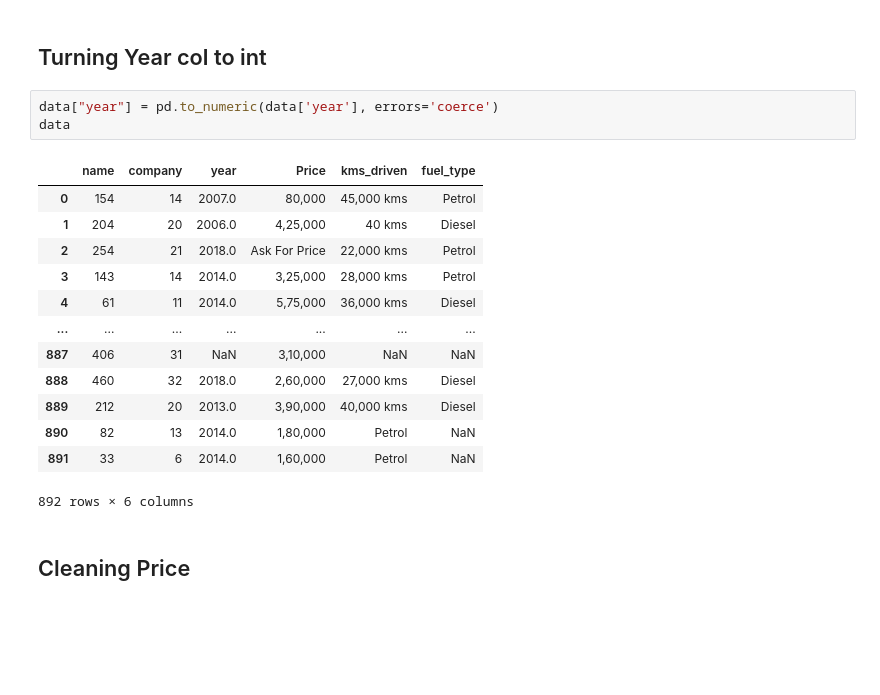
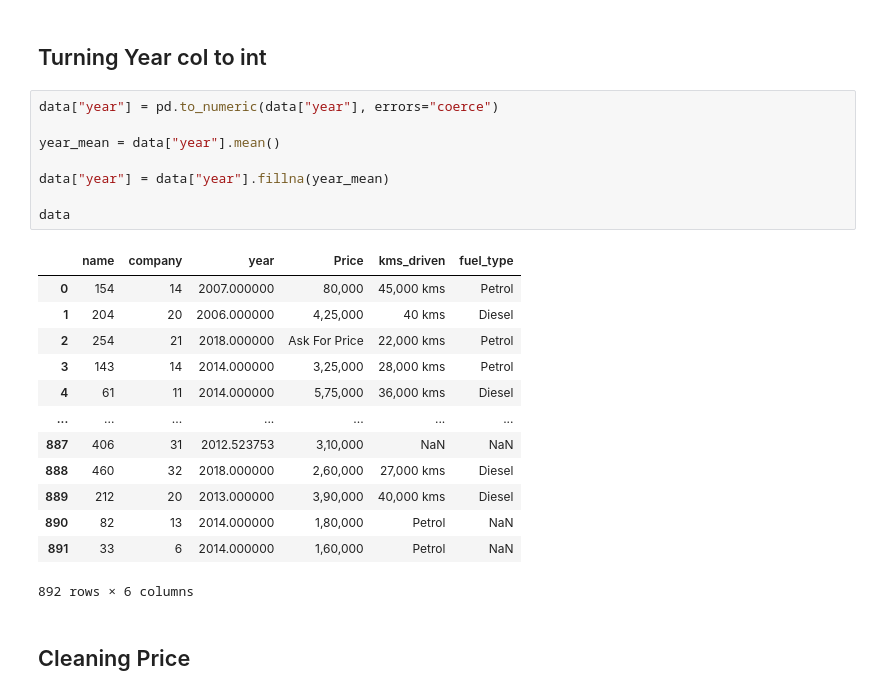
Before and after one commit to kiyamehr/Machine-Learning-Journey, a Jupyter notebook: Andrew Ag's ML Specialization/My Labs and Codes/Project/Kaggle Challenges/UsedCarPrice.ipynb, the cells around one changed output. Drawn from its saved outputs; the diff is of its cells as text; blank space fills up the shorter version.

```diff
--- a/Andrew Ag's ML Specialization/My Labs and Codes/Project/Kaggle Challenges/UsedCarPrice.ipynb
+++ b/Andrew Ag's ML Specialization/My Labs and Codes/Project/Kaggle Challenges/UsedCarPrice.ipynb
@@ -71,21 +71,26 @@ data
 # %% [markdown]
 ## Turning Year col to int
 # %%
-data["year"] = pd.to_numeric(data['year'], errors='coerce')
+data["year"] = pd.to_numeric(data["year"], errors="coerce")
+
+year_mean = data["year"].mean()
+
+data["year"] = data["year"].fillna(year_mean)
+
 data
 # %% [output]
 |  | name | company | year | Price | kms_driven | fuel_type |
-| 0 | 154 | 14 | 2007.0 | 80,000 | 45,000 kms | Petrol |
-| 1 | 204 | 20 | 2006.0 | 4,25,000 | 40 kms | Diesel |
-| 2 | 254 | 21 | 2018.0 | Ask For Price | 22,000 kms | Petrol |
-| 3 | 143 | 14 | 2014.0 | 3,25,000 | 28,000 kms | Petrol |
-| 4 | 61 | 11 | 2014.0 | 5,75,000 | 36,000 kms | Diesel |
+| 0 | 154 | 14 | 2007.000000 | 80,000 | 45,000 kms | Petrol |
+| 1 | 204 | 20 | 2006.000000 | 4,25,000 | 40 kms | Diesel |
+| 2 | 254 | 21 | 2018.000000 | Ask For Price | 22,000 kms | Petrol |
+| 3 | 143 | 14 | 2014.000000 | 3,25,000 | 28,000 kms | Petrol |
+| 4 | 61 | 11 | 2014.000000 | 5,75,000 | 36,000 kms | Diesel |
 | ... | ... | ... | ... | ... | ... | ... |
-| 887 | 406 | 31 | NaN | 3,10,000 | NaN | NaN |
-| 888 | 460 | 32 | 2018.0 | 2,60,000 | 27,000 kms | Diesel |
-| 889 | 212 | 20 | 2013.0 | 3,90,000 | 40,000 kms | Diesel |
-| 890 | 82 | 13 | 2014.0 | 1,80,000 | Petrol | NaN |
-| 891 | 33 | 6 | 2014.0 | 1,60,000 | Petrol | NaN |
+| 887 | 406 | 31 | 2012.523753 | 3,10,000 | NaN | NaN |
+| 888 | 460 | 32 | 2018.000000 | 2,60,000 | 27,000 kms | Diesel |
+| 889 | 212 | 20 | 2013.000000 | 3,90,000 | 40,000 kms | Diesel |
+| 890 | 82 | 13 | 2014.000000 | 1,80,000 | Petrol | NaN |
+| 891 | 33 | 6 | 2014.000000 | 1,60,000 | Petrol | NaN |
 892 rows × 6 columns
 # %% [markdown]
 ## Cleaning Price
```
Also changed, not shown: parts of 12 cells of this notebook.
